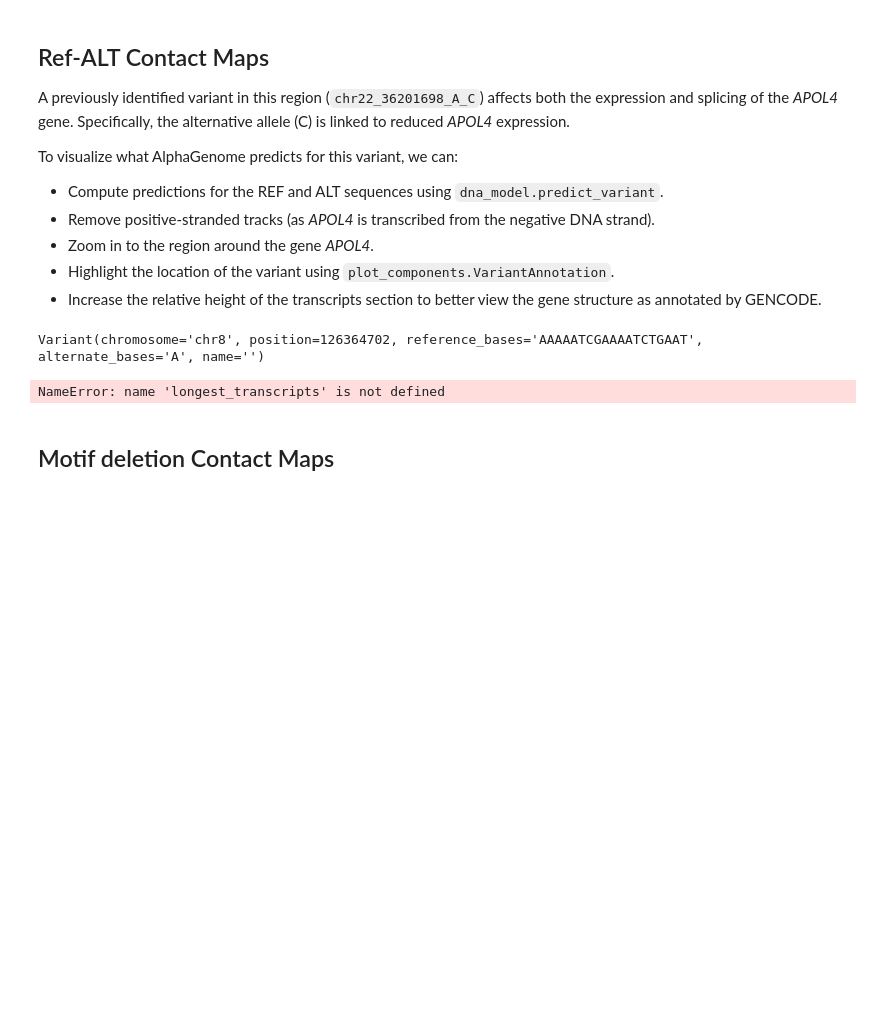
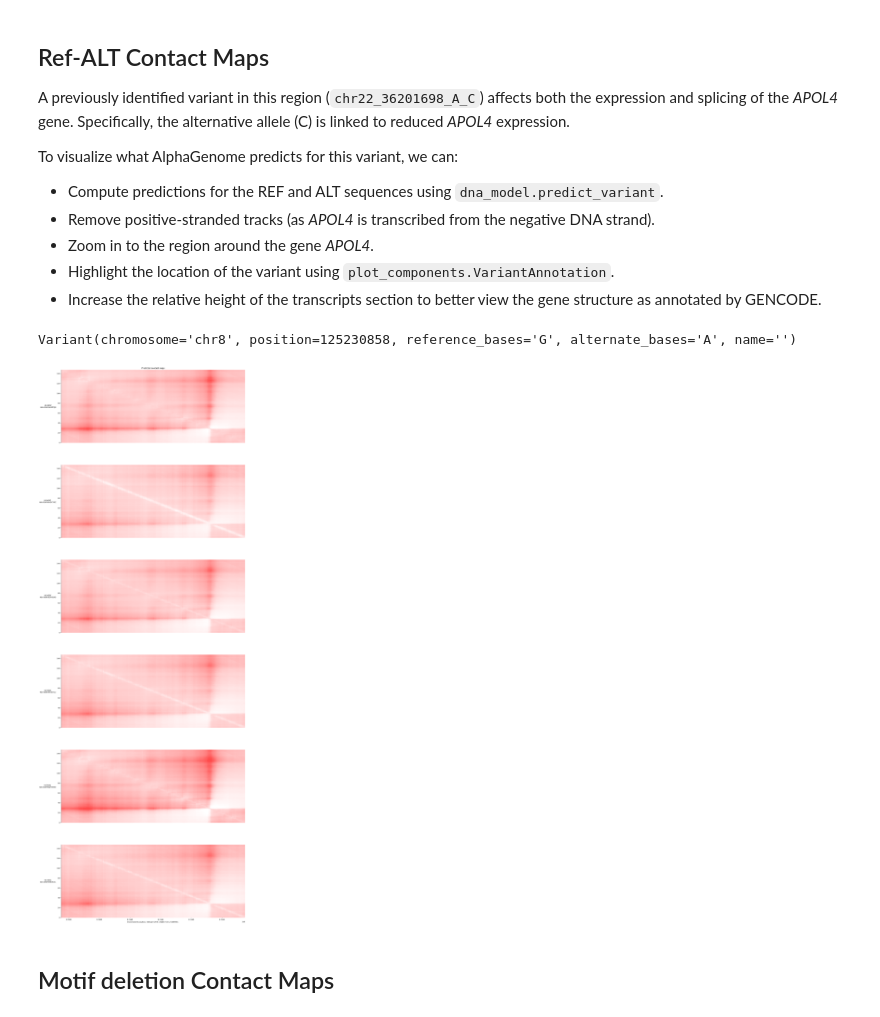
Before and after one commit to langxiuyuan/Gene520-Fall-2025, a Jupyter notebook: colabs/visualization_modality_tour.ipynb, the cells around one changed output. Cells and saved outputs as stored; diff of their text form; code cells hidden in the pictures; blank space fills up the shorter version.

```diff
--- a/colabs/visualization_modality_tour.ipynb
+++ b/colabs/visualization_modality_tour.ipynb
@@ -916,17 +917,18 @@ To visualize what AlphaGenome predicts for this variant, we can:
 *   Increase the relative height of the transcripts section to better view the
     gene structure as annotated by GENCODE.
 # %%
-variant_string = 'chr9:5186516:G>C'
+#  chr8:125230858 TRIB1 hg38
+variant_string = 'chr8:125230858:G>A'
 variant = genome.Variant.from_str(variant_string)
 variant
 # %% [output]
-Variant(chromosome='chr8', position=126364702, reference_bases='AAAAATCGAAAATCTGAAT', alternate_bases='A', name='')
+Variant(chromosome='chr8', position=125230858, reference_bases='G', alternate_bases='A', name='')
 # %%
-
-interval = genome.Interval('chr8', 126_321_603, 126_621_332).resize(
+# chr8:125187758-125487758 TRIB1 hg38
+interval = genome.Interval('chr8', 125_187_758, 125_487_758).resize(
     dna_client.SEQUENCE_LENGTH_1MB
 )
-plot_interval = genome.Interval('chr8', 126_321_603, 126_621_332)
+plot_interval = genome.Interval('chr8', 125_187_758, 125_487_758)
 # %%
 # Make predictions for sequences containing the REF and ALT alleles.
 ontology_terms = [
@@ -943,22 +945,21 @@ output = dna_model.predict_variant(
 # %%
 plot = plot_components.plot(
     [
-        plot_components.TranscriptAnnotation(longest_transcripts),
         plot_components.ContactMaps(
             tdata=output.reference.contact_maps,
             ylabel_template='{biosample_name}\n{name}',
             cmap='custom_red',
             vmax=1.5,
             vmin=0.0
         ),
     ],
     interval=plot_interval,
     title='Predicted contact maps',
 )
 plot.savefig("contact_map.png", dpi=300, bbox_inches="tight")
 plt.show()
 # %% [output]
-NameError: name 'longest_transcripts' is not defined
+[figure, added]
 # %% [markdown]
 ## Motif deletion Contact Maps
 # %%
```
Also changed, not shown: parts of 3 cells of this notebook.
